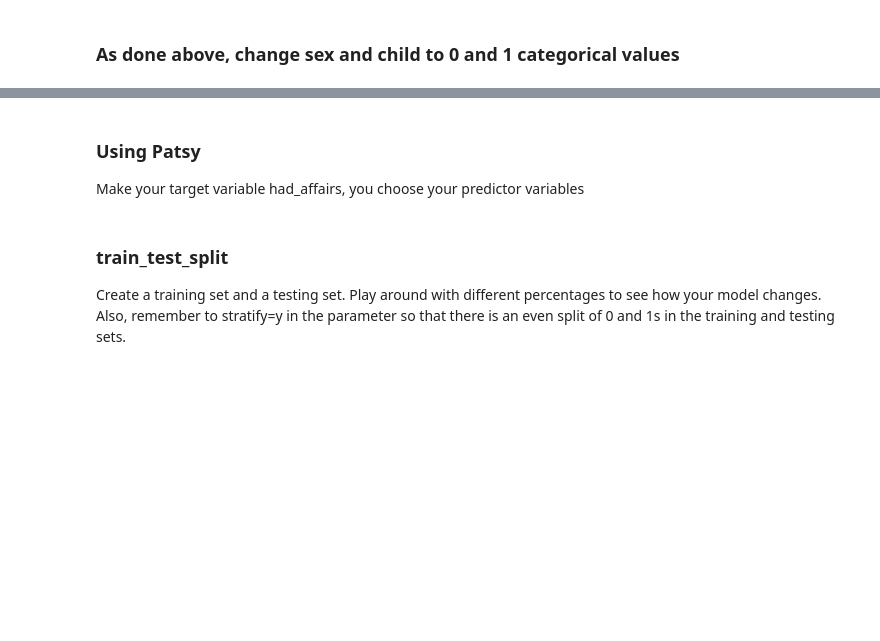
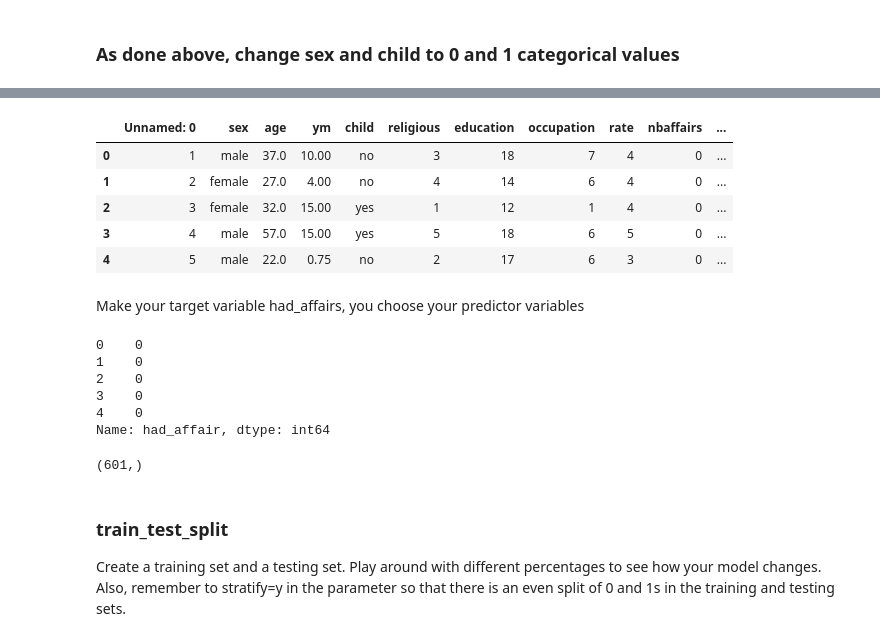
Before and after one commit to bgveenstra/ds-sf-32-brianna, a Jupyter notebook: lesson-9/prework-logistic-regression.ipynb, the cells around one changed output, grey strips where cells are left out. Cells and saved outputs as stored; diff of their text form; code cells hidden in the pictures; blank space fills up the shorter version.

```diff
--- a/lesson-9/prework-logistic-regression.ipynb
+++ b/lesson-9/prework-logistic-regression.ipynb
@@ -188,6 +214,31 @@ affair.had_affairs = affair.nbaffairs.map(lambda x: 0 if x == 0 else 1)
+# %%
+df['child_code'] = affair.child.map(lambda x: 0 if x == 'no' else 1)
+# %%
+df.head()
+# %% [output]
+|  | Unnamed: 0 | sex | age | ym | child | religious | education | occupation | rate | nbaffairs | ... |
+| 0 | 1 | male | 37.0 | 10.00 | no | 3 | 18 | 7 | 4 | 0 | ... |
+| 1 | 2 | female | 27.0 | 4.00 | no | 4 | 14 | 6 | 4 | 0 | ... |
+| 2 | 3 | female | 32.0 | 15.00 | yes | 1 | 12 | 1 | 4 | 0 | ... |
+| 3 | 4 | male | 57.0 | 15.00 | yes | 5 | 18 | 6 | 5 | 0 | ... |
+| 4 | 5 | male | 22.0 | 0.75 | no | 2 | 17 | 6 | 3 | 0 | ... |
 # %% [markdown]
-### Using Patsy
+
 Make your target variable had_affairs, you choose your predictor variables
+# %%
+y = df['had_affair']
+y[:5]
+# %% [output]
+0    0
+1    0
+2    0
+3    0
+4    0
+Name: had_affair, dtype: int64
+# %%
+y.shape
+# %% [output]
+(601,)
 # %% [markdown]
 ### train_test_split
 Create a training set and a testing set. Play around with different percentages to see how your model changes. Also, remember to stratify=y in the parameter so that there is an even split of 0 and 1s in the training and testing sets.
```
Also changed, not shown: parts of 33 cells of this notebook, 2 other files.
